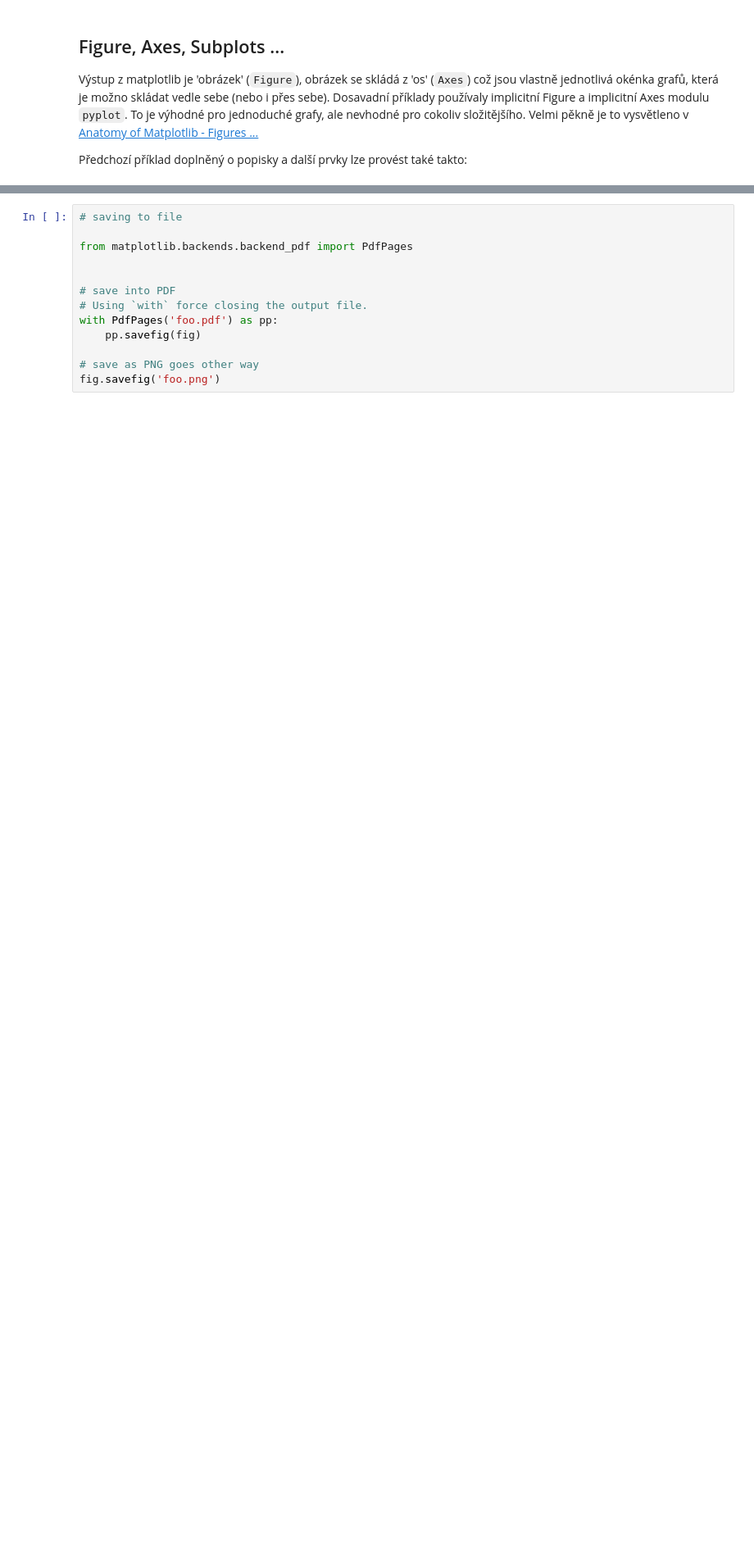
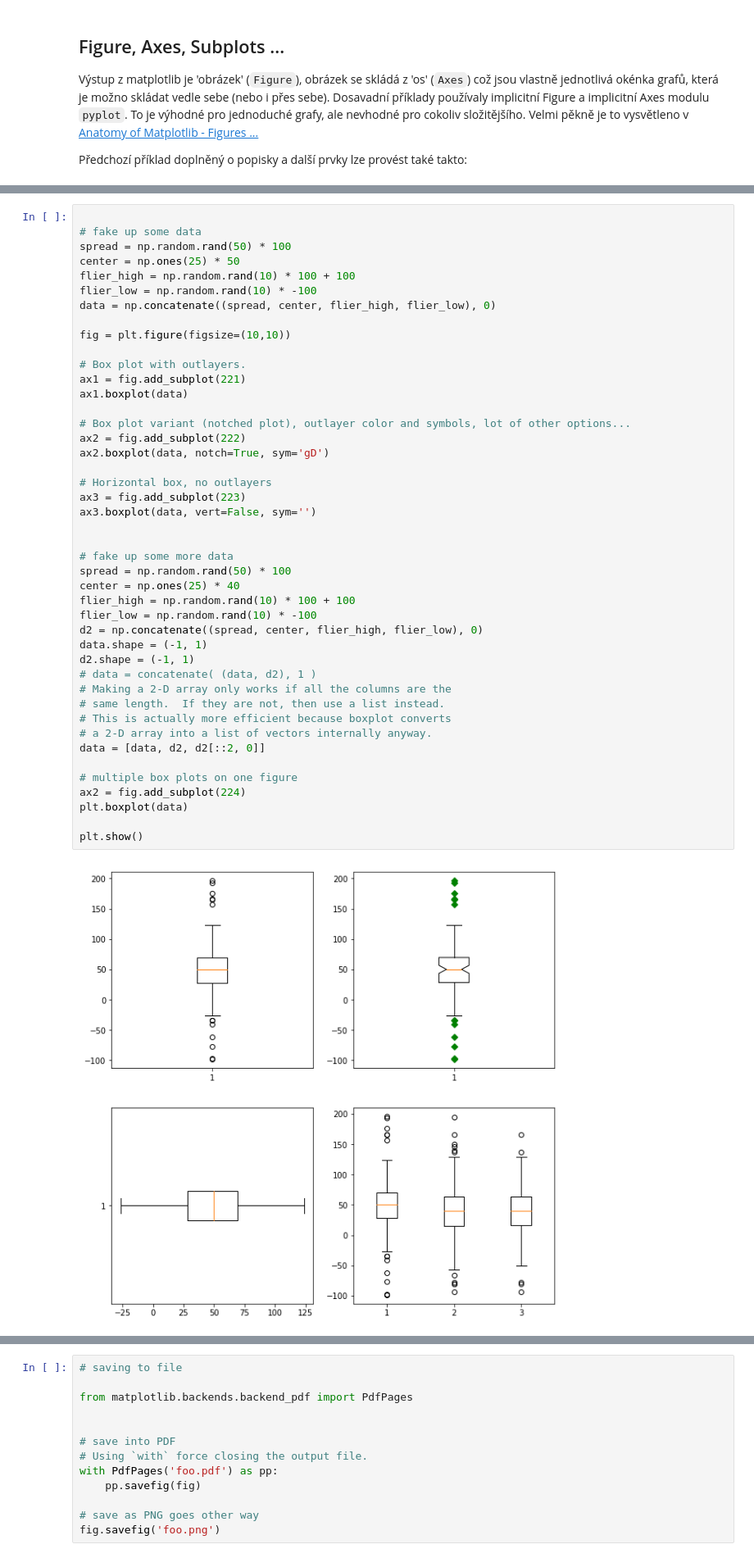
Before and after one commit to jbrezmorf/PAV_course, a Jupyter notebook: Lecture_04_Plotting.ipynb, the cells around one changed output, grey strips where cells are left out. Shown at 82% size. Cells and saved outputs as stored; diff of their text form; blank space fills up the shorter version.

```diff
--- a/Lecture_04_Plotting.ipynb
+++ b/Lecture_04_Plotting.ipynb
@@ -118,0 +139,46 @@ Dále je nutné uložit graf ve vektorovém formátu (např. pdf):
+# %%
+
+# fake up some data
+spread = np.random.rand(50) * 100
+center = np.ones(25) * 50
+flier_high = np.random.rand(10) * 100 + 100
+flier_low = np.random.rand(10) * -100
+data = np.concatenate((spread, center, flier_high, flier_low), 0)
+
+fig = plt.figure(figsize=(10,10))
+
+# Box plot with outlayers.
+ax1 = fig.add_subplot(221)
+ax1.boxplot(data)
+
+# Box plot variant (notched plot), outlayer color and symbols, lot of other options...
+ax2 = fig.add_subplot(222)
+ax2.boxplot(data, notch=True, sym='gD')
+
+# Horizontal box, no outlayers
+ax3 = fig.add_subplot(223)
+ax3.boxplot(data, vert=False, sym='')
+
+
+# fake up some more data
+spread = np.random.rand(50) * 100
+center = np.ones(25) * 40
+flier_high = np.random.rand(10) * 100 + 100
+flier_low = np.random.rand(10) * -100
+d2 = np.concatenate((spread, center, flier_high, flier_low), 0)
+data.shape = (-1, 1)
+d2.shape = (-1, 1)
+# data = concatenate( (data, d2), 1 )
+# Making a 2-D array only works if all the columns are the
+# same length.  If they are not, then use a list instead.
+# This is actually more efficient because boxplot converts
+# a 2-D array into a list of vectors internally anyway.
+data = [data, d2, d2[::2, 0]]
+
+# multiple box plots on one figure
+ax2 = fig.add_subplot(224)
+plt.boxplot(data)
+
+plt.show()
+# %% [output]
+[figure, added]
```
Also changed, not shown: parts of 13 cells of this notebook.
